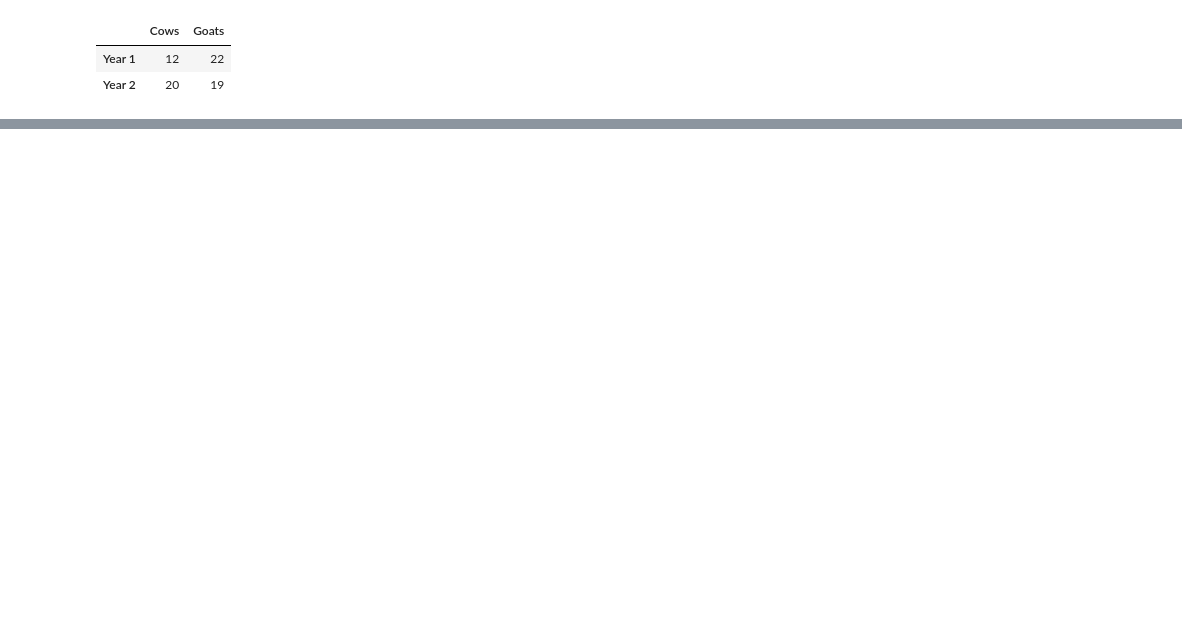
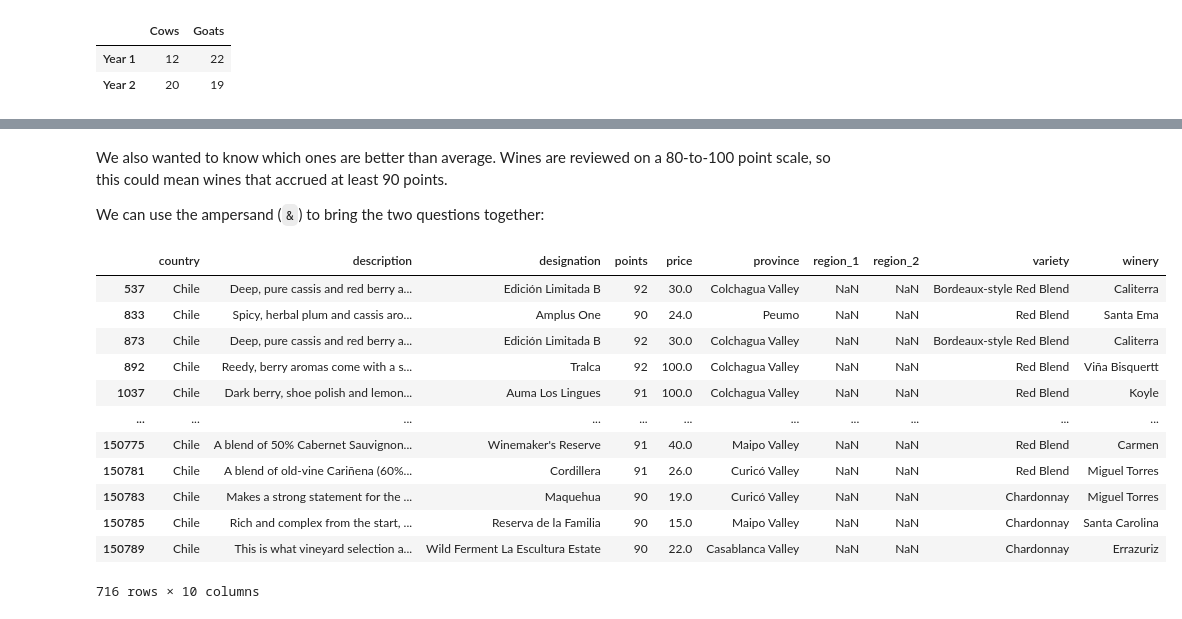
Before and after one commit to nachoacev/practice-data-science, a Jupyter notebook: PandasTutorial.ipynb, the cells around one changed output, grey strips where cells are left out. Cells and saved outputs as stored; diff of their text form; code cells hidden in the pictures; blank space fills up the shorter version.

```diff
--- a/PandasTutorial.ipynb
+++ b/PandasTutorial.ipynb
@@ -125,0 +369,20 @@ animals.to_csv('animals.csv')
+# %% [markdown]
+We also wanted to know which ones are better than average. Wines are reviewed on a 80-to-100 point scale, so this could mean wines that accrued at least 90 points.
+
+We can use the ampersand (`&`) to bring the two questions together:
+# %%
+wine_reviews.loc[(wine_reviews.country == 'Chile') & (wine_reviews.points >= 90)]
+# %% [output]
+|  | country | description | designation | points | price | province | region_1 | region_2 | variety | winery |
+| 537 | Chile | Deep, pure cassis and red berry a... | Edición Limitada B | 92 | 30.0 | Colchagua Valley | NaN | NaN | Bordeaux-style Red Blend | Caliterra |
+| 833 | Chile | Spicy, herbal plum and cassis aro... | Amplus One | 90 | 24.0 | Peumo | NaN | NaN | Red Blend | Santa Ema |
+| 873 | Chile | Deep, pure cassis and red berry a... | Edición Limitada B | 92 | 30.0 | Colchagua Valley | NaN | NaN | Bordeaux-style Red Blend | Caliterra |
+| 892 | Chile | Reedy, berry aromas come with a s... | Tralca | 92 | 100.0 | Colchagua Valley | NaN | NaN | Red Blend | Viña Bisquertt |
+| 1037 | Chile | Dark berry, shoe polish and lemon... | Auma Los Lingues | 91 | 100.0 | Colchagua Valley | NaN | NaN | Red Blend | Koyle |
+| ... | ... | ... | ... | ... | ... | ... | ... | ... | ... | ... |
+| 150775 | Chile | A blend of 50% Cabernet Sauvignon... | Winemaker's Reserve | 91 | 40.0 | Maipo Valley | NaN | NaN | Red Blend | Carmen |
+| 150781 | Chile | A blend of old-vine Cariñena (60%... | Cordillera | 91 | 26.0 | Curicó Valley | NaN | NaN | Red Blend | Miguel Torres |
+| 150783 | Chile | Makes a strong statement for the ... | Maquehua | 90 | 19.0 | Curicó Valley | NaN | NaN | Chardonnay | Miguel Torres |
+| 150785 | Chile | Rich and complex from the start, ... | Reserva de la Familia | 90 | 15.0 | Maipo Valley | NaN | NaN | Chardonnay | Santa Carolina |
+| 150789 | Chile | This is what vineyard selection a... | Wild Ferment La Escultura Estate | 90 | 22.0 | Casablanca Valley | NaN | NaN | Chardonnay | Errazuriz |
+716 rows × 10 columns
```
Also changed, not shown: parts of 36 cells of this notebook.
